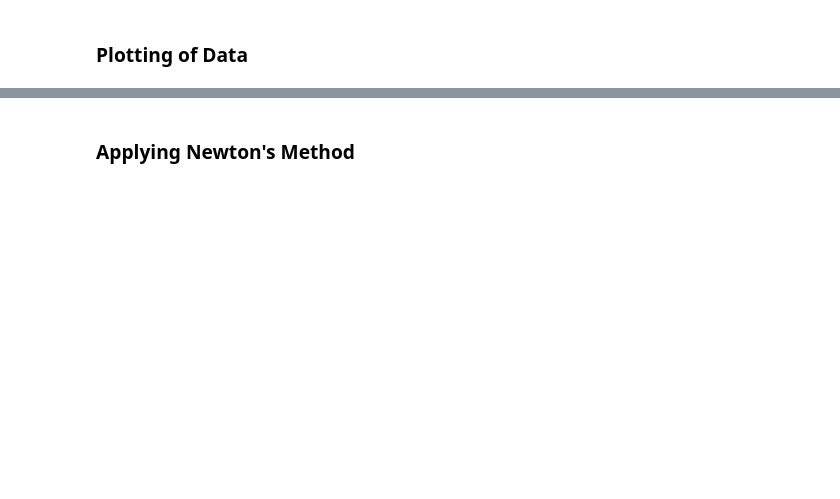
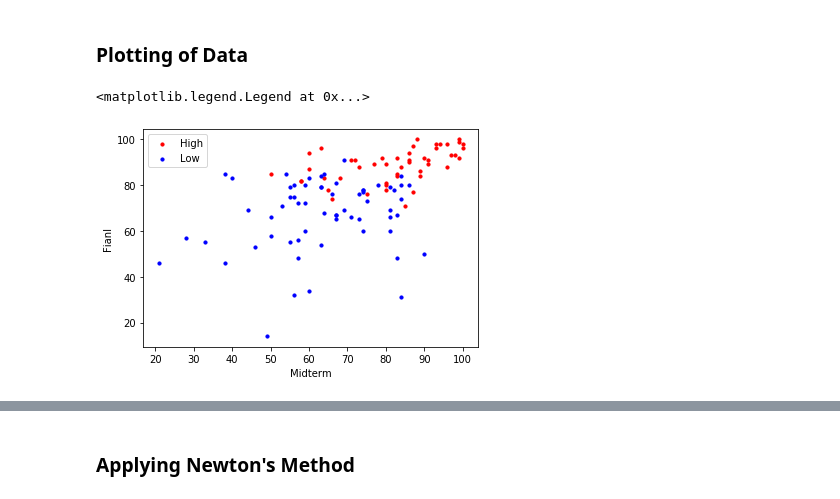
Before and after one commit to jeremy9959/Math-3094-UConn-old, a Jupyter notebook: LogisticRegression/lab/logistic-regression.ipynb, the cells around one changed output, grey strips where cells are left out. Saved outputs shown, nothing was run; the diff lists cells and outputs as text; code cells hidden in the pictures; blank space fills up the shorter version.

```diff
--- a/LogisticRegression/lab/logistic-regression.ipynb
+++ b/LogisticRegression/lab/logistic-regression.ipynb
@@ -71,0 +53,5 @@ def y(x):
+# %%
+w1=X@R@X.T
+w2=np.linalg.inv(w1)
+w3=X@(y-t)
+w=w-w2@w3
@@ -121,2 +149,15 @@ clf.score(X,t)
 # %% [markdown]
 ### Plotting of Data
+# %%
+X_h = np.array([X[i] for i in range(110) if t[i]==1])
+X_l = np.array([X[i] for i in range(110) if t[i]==0])
+# %%
+plt.scatter(X_h[:,0],X_h[:,1],c="r",marker="o", s=10)
+plt.scatter(X_l[:,0],X_l[:,1],c="b",marker="o", s=10)
+
+plt.xlabel("Midterm")
+plt.ylabel("Fianl")
+plt.legend(["High","Low"],loc=0)
+# %% [output]
+<matplotlib.legend.Legend at 0x...>
+[figure, added]
```
Also changed, not shown: parts of 58 cells of this notebook, 4 other files.
